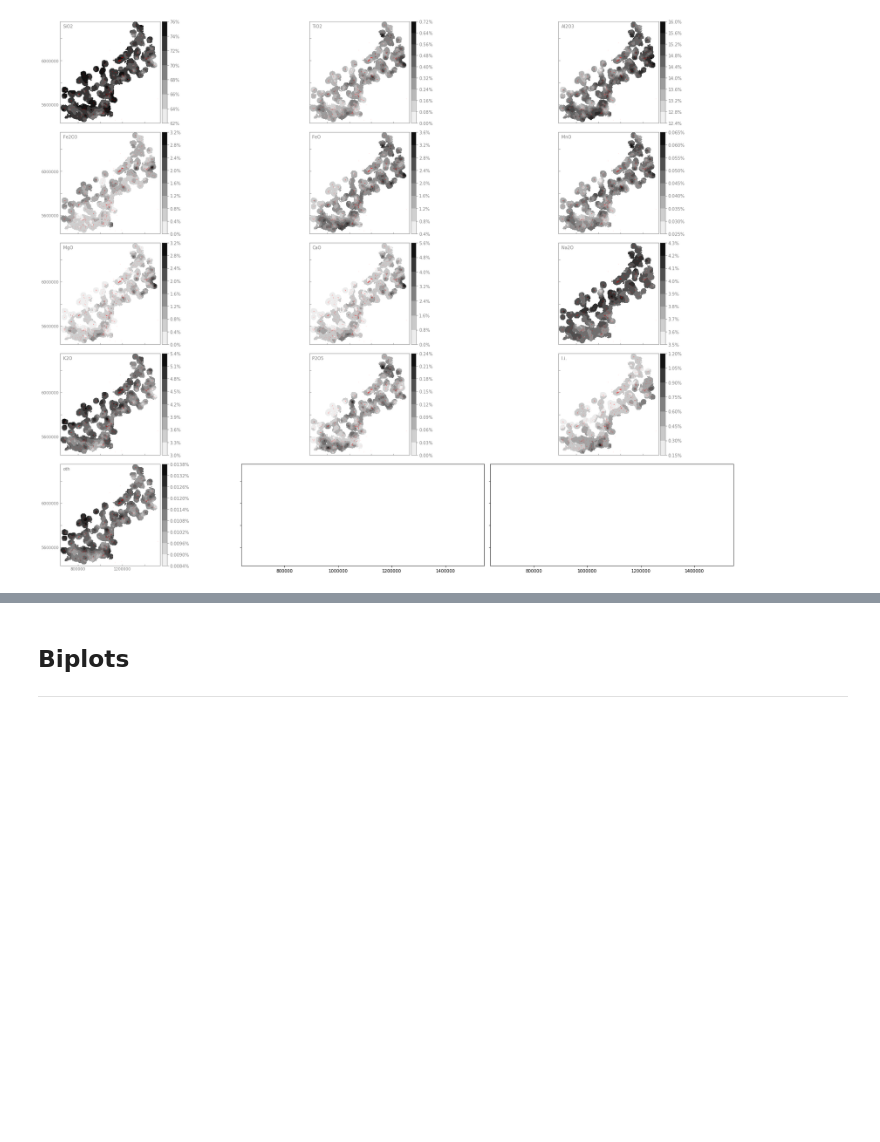
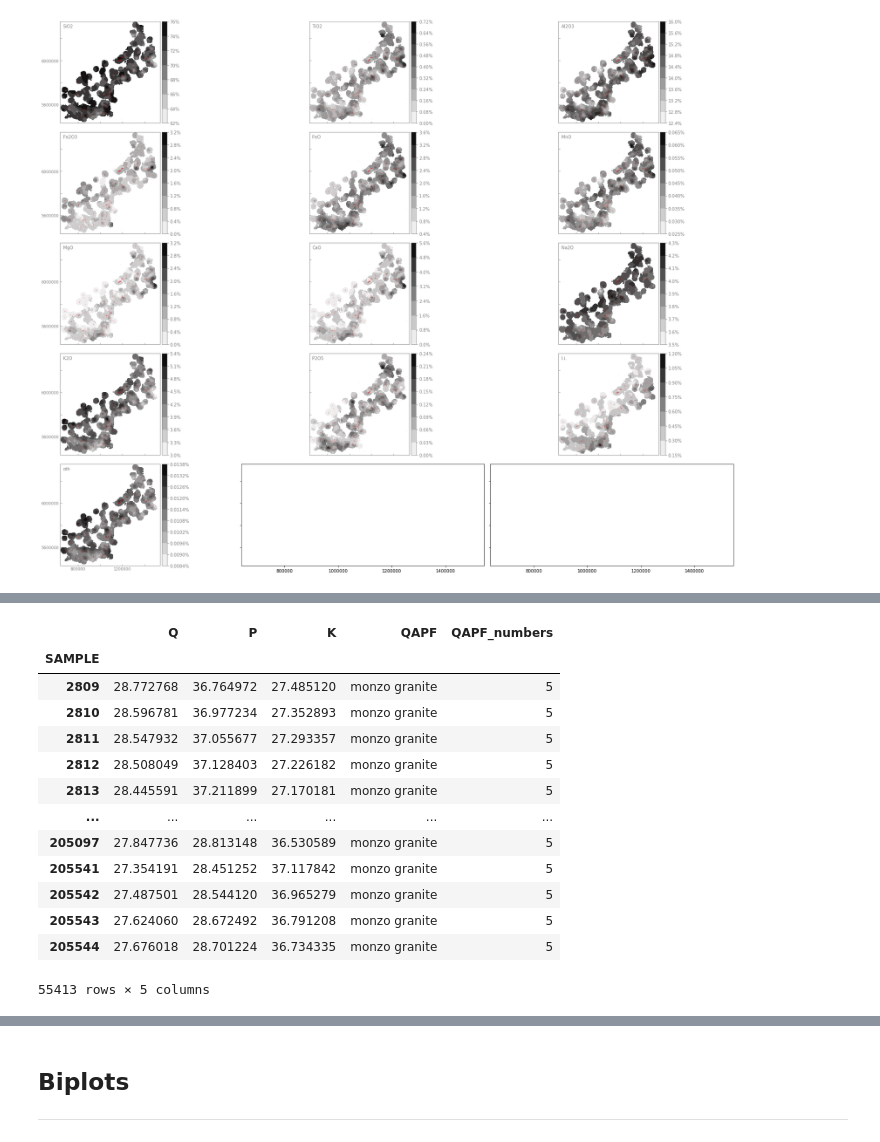
Before and after one commit to Complexio/Vistelius_1995_OCR, a Jupyter notebook: _ANALYSIS/2_area1_Interpolation.ipynb, the cells around one changed output, grey strips where cells are left out. Saved outputs shown, nothing was run; the diff lists cells and outputs as text; code cells hidden in the pictures; blank space fills up the shorter version.

```diff
--- a/_ANALYSIS/2_area1_Interpolation.ipynb
+++ b/_ANALYSIS/2_area1_Interpolation.ipynb
@@ -1061,0 +1081,23 @@ plots.plot_contour_map_all(interpolated_modal,
+# %%
+interpolated_mineralogy = pd.read_excel("../_CIPW/CIPW/AREA1/qapf_handmatig.xlsx")
+# %%
+interpolated_mineralogy = interpolated_mineralogy.set_index(" SAMPLE")
+# %%
+interpolated_mineralogy["QAPF_numbers"] = interpolated_mineralogy["QAPF"].map(qapf.QAPF_upper_regions_numbers)
+# %%
+interpolated_mineralogy
+# %% [output]
+|  | Q | P | K | QAPF | QAPF_numbers |
+| SAMPLE |  |  |  |  |  |
+| 2809 | 28.772768 | 36.764972 | 27.485120 | monzo granite | 5 |
+| 2810 | 28.596781 | 36.977234 | 27.352893 | monzo granite | 5 |
+| 2811 | 28.547932 | 37.055677 | 27.293357 | monzo granite | 5 |
+| 2812 | 28.508049 | 37.128403 | 27.226182 | monzo granite | 5 |
+| 2813 | 28.445591 | 37.211899 | 27.170181 | monzo granite | 5 |
+| ... | ... | ... | ... | ... | ... |
+| 205097 | 27.847736 | 28.813148 | 36.530589 | monzo granite | 5 |
+| 205541 | 27.354191 | 28.451252 | 37.117842 | monzo granite | 5 |
+| 205542 | 27.487501 | 28.544120 | 36.965279 | monzo granite | 5 |
+| 205543 | 27.624060 | 28.672492 | 36.791208 | monzo granite | 5 |
+| 205544 | 27.676018 | 28.701224 | 36.734335 | monzo granite | 5 |
+55413 rows × 5 columns
```
Also changed, not shown: parts of 19 cells of this notebook, 1 other file.
